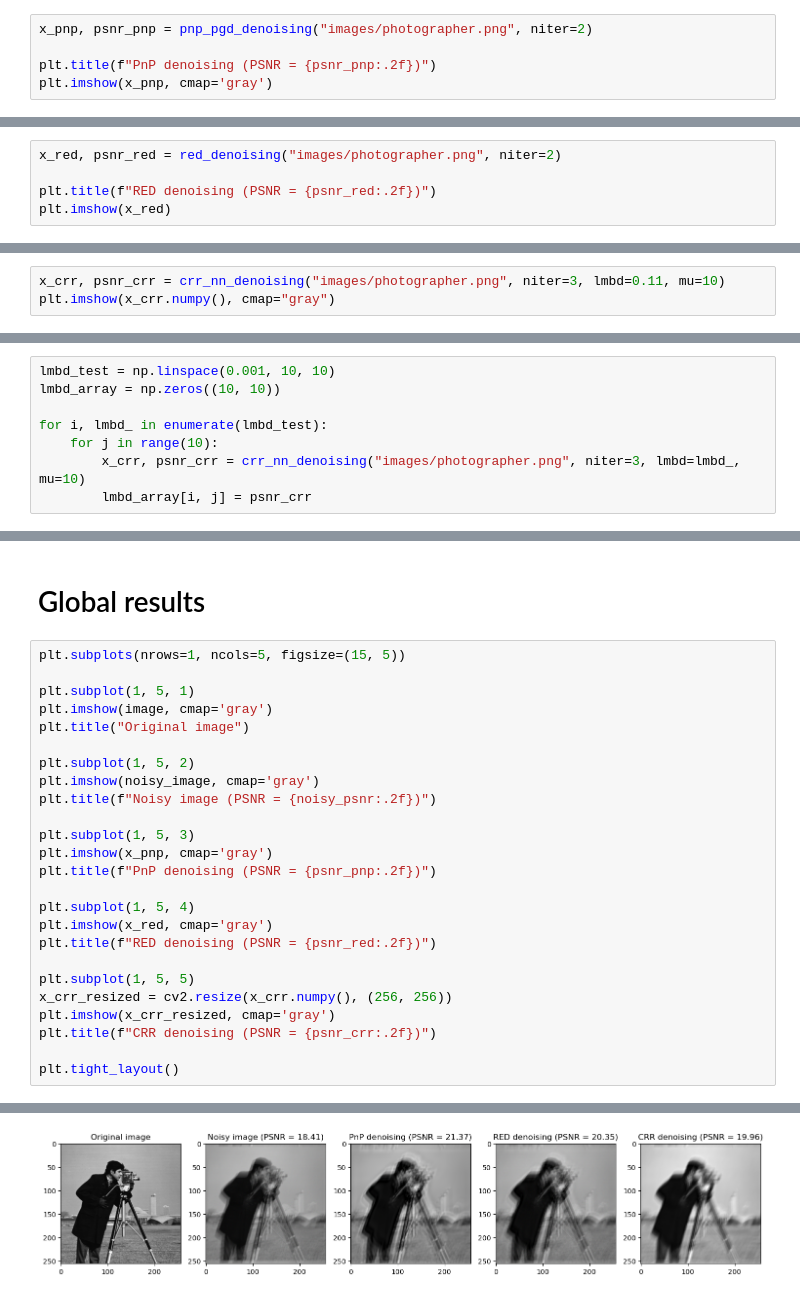
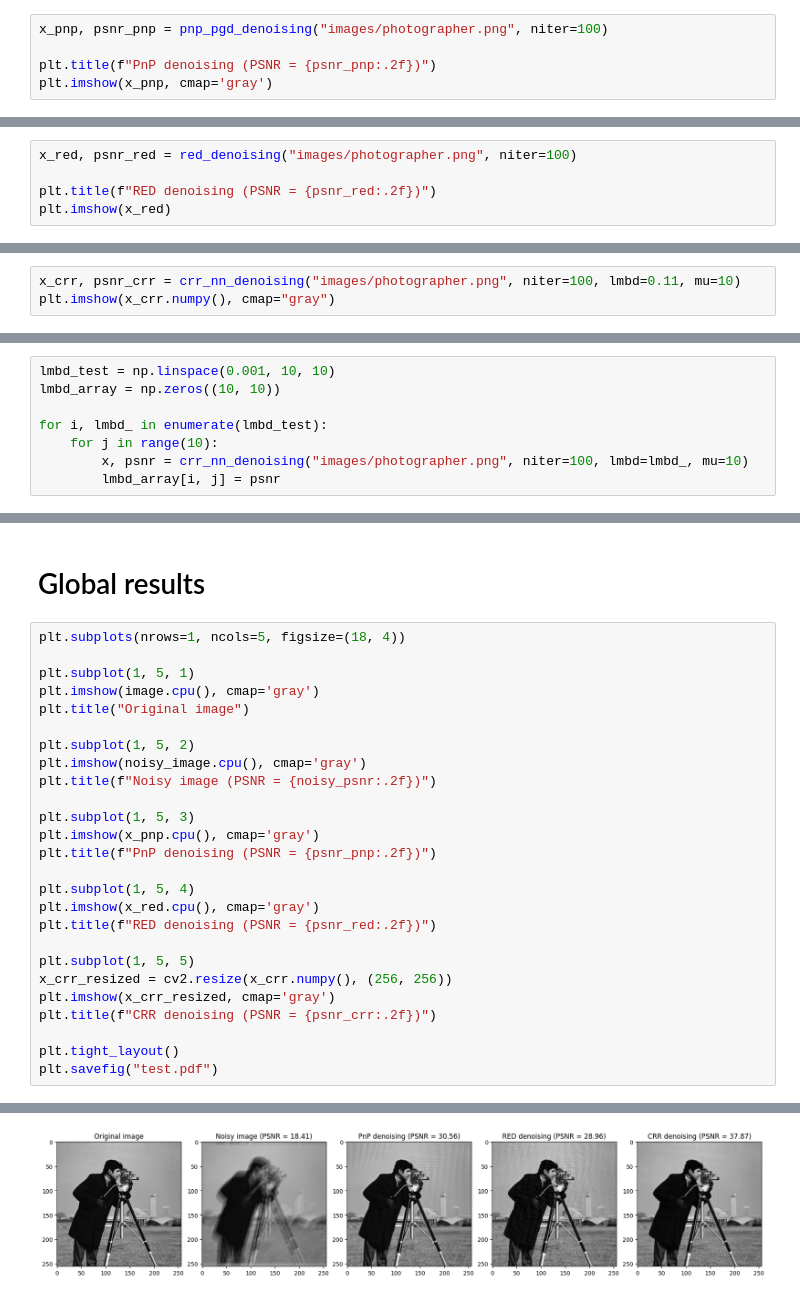
Before and after one commit to SullivanCastro/GMI_experiment, a Jupyter notebook: experiments.ipynb, the cells around one changed output, grey strips where cells are left out. Saved outputs shown, nothing was run; the diff lists cells and outputs as text.

```diff
--- a/experiments.ipynb
+++ b/experiments.ipynb
@@ -56,7 +56,7 @@ plt.imshow(noisy_image, cmap='gray')
 # %% [markdown]
 ## PNP-PGD
 # %%
-x_pnp, psnr_pnp = pnp_pgd_denoising("images/photographer.png", niter=2)
+x_pnp, psnr_pnp = pnp_pgd_denoising("images/photographer.png", niter=100)
 
 plt.title(f"PnP denoising (PSNR = {psnr_pnp:.2f})")
 plt.imshow(x_pnp, cmap='gray')
@@ -68,7 +78,7 @@ Clipping input data to the valid range for imshow with RGB data ([0..1] for floa
 # %% [markdown]
 ## RED-PGD
 # %%
-x_red, psnr_red = red_denoising("images/photographer.png", niter=2)
+x_red, psnr_red = red_denoising("images/photographer.png", niter=100)
 
 plt.title(f"RED denoising (PSNR = {psnr_red:.2f})")
 plt.imshow(x_red)
@@ -80,7 +100,7 @@ Clipping input data to the valid range for imshow with RGB data ([0..1] for floa
 # %% [markdown]
 ## CRR-NN
 # %%
-x_crr, psnr_crr = crr_nn_denoising("images/photographer.png", niter=3, lmbd=0.11, mu=10)
+x_crr, psnr_crr = crr_nn_denoising("images/photographer.png", niter=100, lmbd=0.11, mu=10)
 plt.imshow(x_crr.numpy(), cmap="gray")
 # %% [output]
 --- loading checkpoint from epoch 10 ---
@@ -105,8 +125,8 @@ lmbd_array = np.zeros((10, 10))
 
 for i, lmbd_ in enumerate(lmbd_test):
     for j in range(10):
-        x_crr, psnr_crr = crr_nn_denoising("images/photographer.png", niter=3, lmbd=lmbd_, mu=10)
-        lmbd_array[i, j] = psnr_crr
+        x, psnr = crr_nn_denoising("images/photographer.png", niter=100, lmbd=lmbd_, mu=10)
+        lmbd_array[i, j] = psnr
 # %% [output]
 --- loading checkpoint from epoch 10 ---
 ---------------------
@@ -268,22 +288,22 @@ plt.show()
 # %% [markdown]
 # Global results
 # %%
-plt.subplots(nrows=1, ncols=5, figsize=(15, 5))
+plt.subplots(nrows=1, ncols=5, figsize=(18, 4))
 
 plt.subplot(1, 5, 1)
-plt.imshow(image, cmap='gray')
+plt.imshow(image.cpu(), cmap='gray')
 plt.title("Original image")
 
 plt.subplot(1, 5, 2)
-plt.imshow(noisy_image, cmap='gray')
+plt.imshow(noisy_image.cpu(), cmap='gray')
 plt.title(f"Noisy image (PSNR = {noisy_psnr:.2f})")
 
 plt.subplot(1, 5, 3)
-plt.imshow(x_pnp, cmap='gray')
+plt.imshow(x_pnp.cpu(), cmap='gray')
 plt.title(f"PnP denoising (PSNR = {psnr_pnp:.2f})")
 
 plt.subplot(1, 5, 4)
-plt.imshow(x_red, cmap='gray')
+plt.imshow(x_red.cpu(), cmap='gray')
 plt.title(f"RED denoising (PSNR = {psnr_red:.2f})")
 
 plt.subplot(1, 5, 5)
@@ -292,4 +312,5 @@ plt.imshow(x_crr_resized, cmap='gray')
 plt.title(f"CRR denoising (PSNR = {psnr_crr:.2f})")
 
 plt.tight_layout()
+plt.savefig("test.pdf")
 # %% [output]
@@ -298 +319 @@ Clipping input data to the valid range for imshow with RGB data ([0..1] for floa
-[figure, old version]
+[figure, new version]
```
Also changed, not shown: parts of 7 cells of this notebook, 1 other file.
